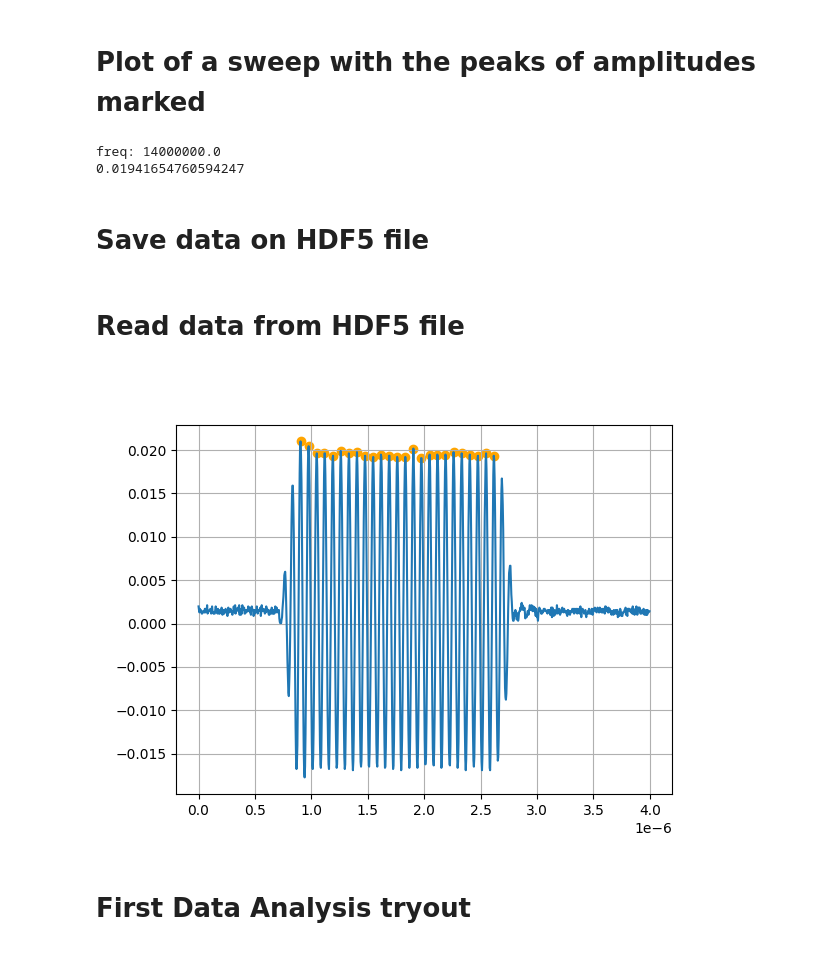
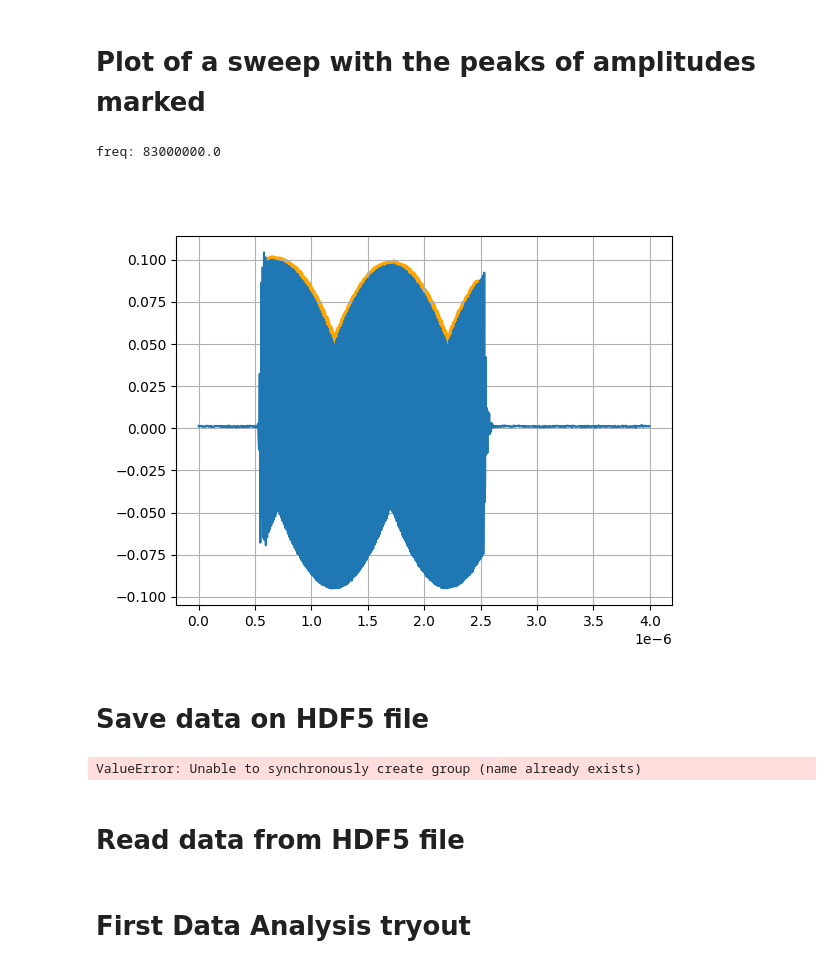
Before and after one commit to biqute/QTLab2324, a Jupyter notebook: PAandQubit/Actual_Work/Resonator_spectroscopy.ipynb, the cells around one changed output. Drawn from its saved outputs; the diff is of its cells as text; code cells hidden in the pictures.

```diff
--- a/PAandQubit/Actual_Work/Resonator_spectroscopy.ipynb
+++ b/PAandQubit/Actual_Work/Resonator_spectroscopy.ipynb
@@ -93,57 +94,61 @@ Number of sweeps: 40 / 40
 # %% [markdown]
 # Plot of a sweep with the peaks of amplitudes marked
 # %%
-def data_plot(y: np.array):
+def data_amps(y: np.array, toggle_plot = True):
     x = np.arange(len(y))/pxie.sample_rate
     std = np.std(y)
-    indices = find_peaks(y, prominence=max(y)*2 - std)
-    # plt.clf()
-    plt.grid()
-    plt.plot(x, y)
+    indices = find_peaks(y, prominence=2*(max(y) - std))
     idx = indices[0]
-    plt.scatter(x[idx],y[idx], color = 'orange')
-    # plt.show()
+    offset = 5
+    idx = idx[offset:-offset]
+
+    if toggle_plot:
+        plt.clf()
+        plt.grid()
+        plt.plot(x, y)
+        plt.scatter(x[idx],y[idx], color = 'orange')
+        plt.show()
     return {'mean': np.mean(y[idx]), 'std' : np.std(y[idx])}
 # %%
-f_chosen = fetched_data[4]
+n_sweep = 33
+
+f_chosen = fetched_data[n_sweep]
 print('freq:', f_chosen['freq'])
 y = np.array(f_chosen['data'])
+data_amps(y)
+std = np.std(y)
+indices = find_peaks(y, prominence=2*(max(y) - std))
 
-data_plot(y)
-
-std = np.std(y)
-indices = find_peaks(y, prominence=max(y)*2 - 2*std)
-
-print(np.mean(y[indices[0]]))
+# print('mean', np.mean(y[indices[0]]))
 # %% [output]
-freq: 14000000.0
-0.01941654760594247
+freq: 83000000.0
+[figure, added]
 # %% [markdown]
 # Save data on HDF5 file
 # %%
-# with h5py.File('nonloso.hdf5', 'a') as f:                      # creo file hdf5 di nome tra virgolette e lo apro in modalità a = appen
-#     for j in range(0, len(fetched_data)):
-#         gp_data = f.create_group(str(j))
-#         freq, data = fetched_data[j].items()
-#         gp_data.create_dataset(str(freq[0]), data = freq[1])
-#         gp_data.create_dataset(str(data[0]), data = data[1])
+with h5py.File('nonloso_2.hdf5', 'a') as f:                      # creo file hdf5 di nome tra virgolette e lo apro in modalità a = appen
+    for j in range(0, len(fetched_data)):
+        gp_data = f.create_group(str(j))
+        freq, data = fetched_data[j].items()
+        gp_data.create_dataset(str(freq[0]), data = freq[1])
+        gp_data.create_dataset(str(data[0]), data = data[1])
+# %% [output]
+ValueError: Unable to synchronously create group (name already exists)
 # %% [markdown]
 # Read data from HDF5 file
 # %%
-with h5py.File('nonloso.hdf5', 'r') as f:
-    idx = 4
-    gp = f[str(idx)]
-    dic = {}
-    for i, k in gp.items():
-        dic[i] = k[()]
-freq = dic['freq']
-data = dic['data']
-plt.clf()
-data_plot(data)
+# with h5py.File('nonloso.hdf5', 'r') as f:
+#     idx = 4
+#     gp = f[str(idx)]
+#     dic = {}
+#     for i, k in gp.items():
+#         dic[i] = k[()]
+# freq = dic['freq']
+# data = dic['data']
+# plt.clf()
+# data_plot(data)
 
-plt.show()
+# plt.show()
-# %% [output]
-[figure, removed]
 # %% [markdown]
 # First Data Analysis tryout
 # %%
```
Also changed, not shown: parts of 5 cells of this notebook, 2 other files.
